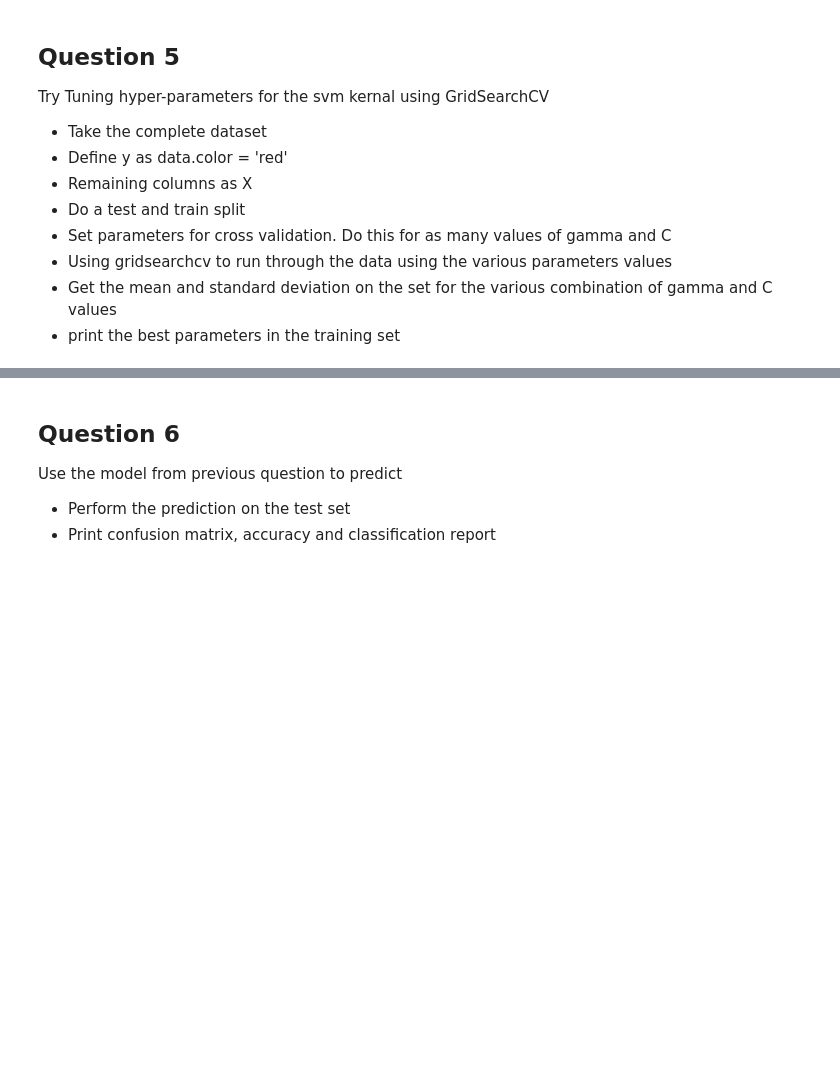
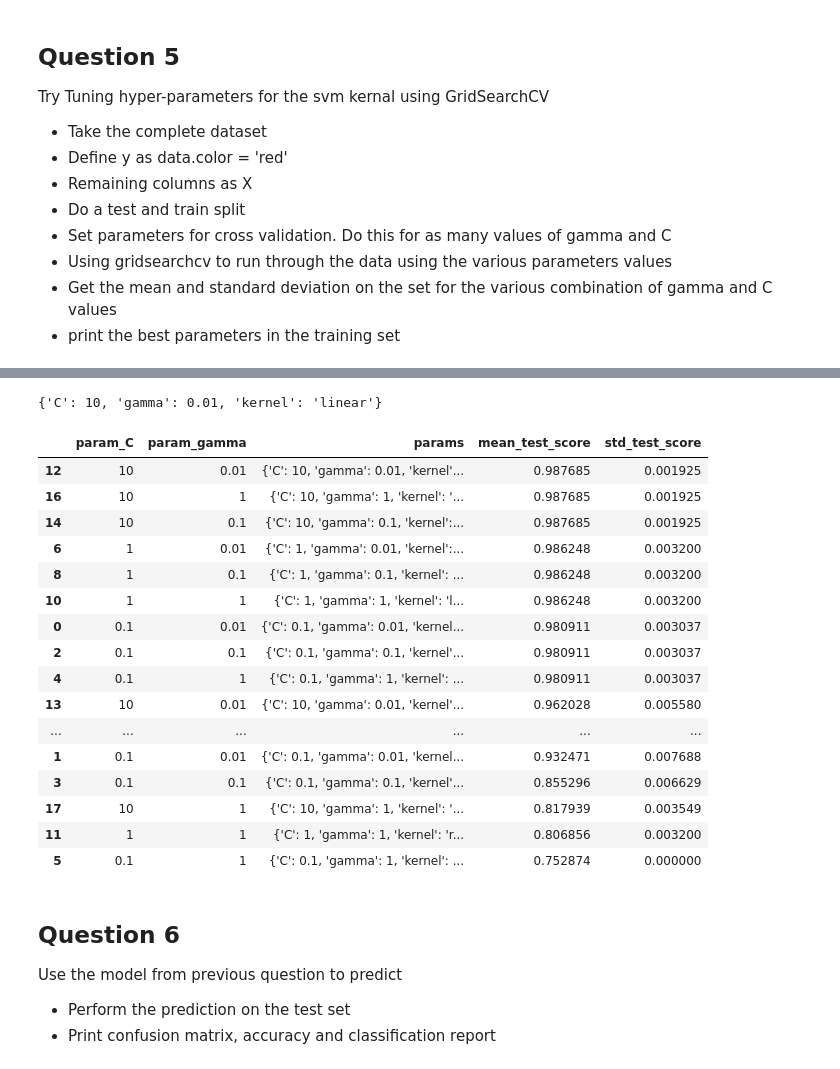
Before and after one commit to olszewskip/Intel_ML_501, a Jupyter notebook: week7/Week7_SVM_Kernels_HW.ipynb, the cells around one changed output, grey strips where cells are left out. Saved outputs shown, nothing was run; the diff lists cells and outputs as text; code cells hidden in the pictures; blank space fills up the shorter version.

```diff
--- a/week7/Week7_SVM_Kernels_HW.ipynb
+++ b/week7/Week7_SVM_Kernels_HW.ipynb
@@ -360,8 +358,28 @@ Try Tuning hyper-parameters for the svm kernal using GridSearchCV
 * Using gridsearchcv to run through the data using the various parameters values
 * Get the mean and standard deviation on the set for the various combination of gamma and C values
 * print the best parameters in the training set
+# %%
+from __future__ import print_function
+import os
+data_path = ['data']
+import pandas as pd
+import numpy as np
+
+filepath = os.sep.join(data_path + ['Wine_Quality_Data.csv'])
+data = pd.read_csv(filepath, sep=',')
+# %%
+from sklearn.kernel_approximation import Nystroem
+from sklearn.svm import SVC
+from sklearn.linear_model import SGDClassifier
+
+y = data.color == 'red'
+X = data[data.columns[:-1]]
 # %%
 from sklearn import svm
 from sklearn.utils import shuffle
 from sklearn.model_selection import train_test_split
 from sklearn.model_selection import GridSearchCV
+# %%
+svc = SVC()
+parameters = {'kernel':('linear', 'rbf'), 'gamma':[0.001, 0.01, 0.1], 'C':[1, 10, 100]}
+grids_cv = GridSearchCV(svc, parameters, n_jobs=-1, cv=4, verbose=1, return_train_score=True)
@@ -368,3 +403,27 @@ from sklearn.model_selection import GridSearchCV
+# %%
+grids_cv.best_params_
+# %% [output]
+{'C': 10, 'gamma': 0.01, 'kernel': 'linear'}
+# %%
+pd.DataFrame(grids_cv.cv_results_)[['param_C', 'param_gamma', 'params', 'mean_test_score','std_test_score']].sort_values('mean_test_score', ascending=False)
+# %% [output]
+|  | param_C | param_gamma | params | mean_test_score | std_test_score |
+| 12 | 10 | 0.01 | {'C': 10, 'gamma': 0.01, 'kernel'... | 0.987685 | 0.001925 |
+| 16 | 10 | 1 | {'C': 10, 'gamma': 1, 'kernel': '... | 0.987685 | 0.001925 |
+| 14 | 10 | 0.1 | {'C': 10, 'gamma': 0.1, 'kernel':... | 0.987685 | 0.001925 |
+| 6 | 1 | 0.01 | {'C': 1, 'gamma': 0.01, 'kernel':... | 0.986248 | 0.003200 |
+| 8 | 1 | 0.1 | {'C': 1, 'gamma': 0.1, 'kernel': ... | 0.986248 | 0.003200 |
+| 10 | 1 | 1 | {'C': 1, 'gamma': 1, 'kernel': 'l... | 0.986248 | 0.003200 |
+| 0 | 0.1 | 0.01 | {'C': 0.1, 'gamma': 0.01, 'kernel... | 0.980911 | 0.003037 |
+| 2 | 0.1 | 0.1 | {'C': 0.1, 'gamma': 0.1, 'kernel'... | 0.980911 | 0.003037 |
+| 4 | 0.1 | 1 | {'C': 0.1, 'gamma': 1, 'kernel': ... | 0.980911 | 0.003037 |
+| 13 | 10 | 0.01 | {'C': 10, 'gamma': 0.01, 'kernel'... | 0.962028 | 0.005580 |
+| ... | ... | ... | ... | ... | ... |
+| 1 | 0.1 | 0.01 | {'C': 0.1, 'gamma': 0.01, 'kernel... | 0.932471 | 0.007688 |
+| 3 | 0.1 | 0.1 | {'C': 0.1, 'gamma': 0.1, 'kernel'... | 0.855296 | 0.006629 |
+| 17 | 10 | 1 | {'C': 10, 'gamma': 1, 'kernel': '... | 0.817939 | 0.003549 |
+| 11 | 1 | 1 | {'C': 1, 'gamma': 1, 'kernel': 'r... | 0.806856 | 0.003200 |
+| 5 | 0.1 | 1 | {'C': 0.1, 'gamma': 1, 'kernel': ... | 0.752874 | 0.000000 |
 # %% [markdown]
 ## Question 6
    Use the model from previous question to predict
```
Also changed, not shown: parts of 21 cells of this notebook.
